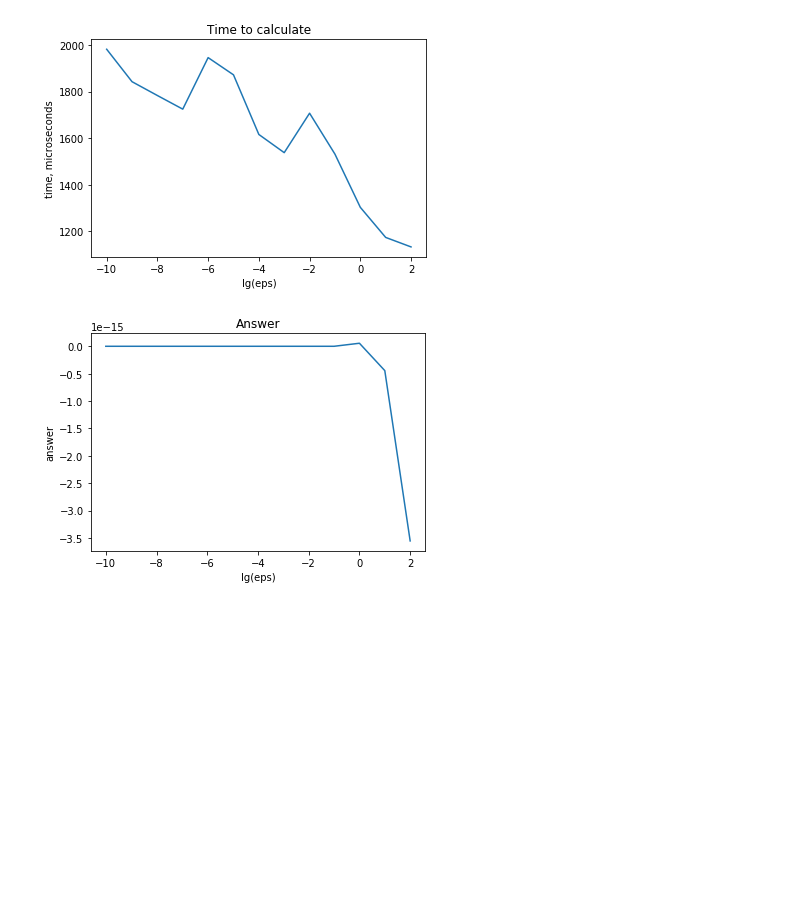
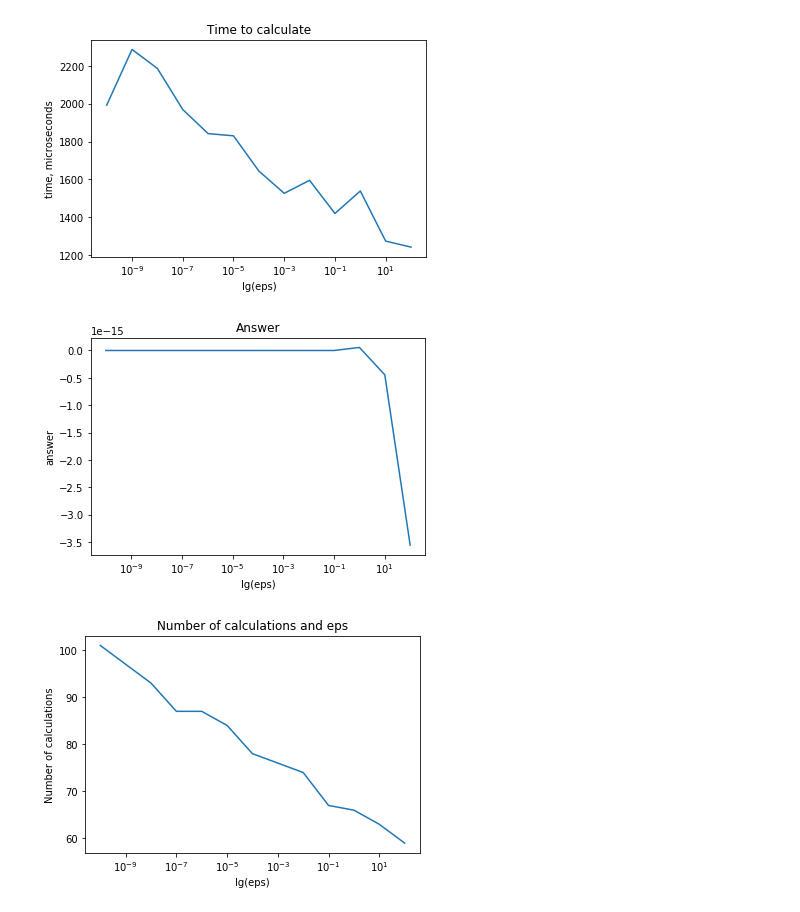
Before and after one commit to KokorinIlya/optimization_methods, a Jupyter notebook: HW1/Kokorin.ipynb, the cells around one changed output. Cells and saved outputs as stored; diff of their text form; code cells hidden in the pictures; blank space fills up the shorter version.

```diff
--- a/HW1/Kokorin.ipynb
+++ b/HW1/Kokorin.ipynb
@@ -53,44 +60,69 @@ def golden(f, left_border, right_border, eps=1e-5):
 # %%
-def make_plots(method, f, left_border, right_border, e_min=2, e_max=-10, retry_count=1000):
+def make_plots(method, f, left_border, right_border, params, retry_count=1000, params_is_eps=True):
     time = []
     answers = []
-    e_s = list(range(e_max, e_min + 1))
-    for e in tqdm(e_s):
-        eps = 10 ** e
+    second_params = []
+    for param in tqdm(params):
         mean_answer = 0.
         mean_time = 0.
+        mean_second_param = 0.
 
         for _ in range(retry_count):
             start_time = datetime.datetime.now()
-            answer = method(f, left_border, right_border, eps)
+            answer, second_param = method(f, left_border, right_border, param)
             end_time = datetime.datetime.now()
             timedelta = end_time - start_time
             mean_time += timedelta.microseconds
             mean_answer += answer
+            mean_second_param += second_param
 
         time.append(mean_time / retry_count)
         answers.append(mean_answer / retry_count)
+        second_params.append(mean_second_param / retry_count)
 
     plt.figure()
     plt.title('Time to calculate')
     plt.ylabel('time, microseconds')
-    plt.xlabel('lg(eps)')
-    plt.plot(e_s, time)
+    if params_is_eps:
+        plt.xlabel('lg(eps)')
+        plt.semilogx(params, time)
+    else:
+        plt.xlabel('Number of calculations')
+        plt.plot(params, time)
     plt.show()
 
     plt.figure()
     plt.title('Answer')
     plt.ylabel('answer')
-    plt.xlabel('lg(eps)')
-    plt.plot(e_s, answers)
+    if params_is_eps:
+        plt.xlabel('lg(eps)')
+        plt.semilogx(params, answers)
+    else:
+        plt.xlabel('Number of calculations')
+        plt.plot(params, answers)
     plt.show()
+
+    plt.figure()
+    plt.title('Number of calculations and eps')
+    if params_is_eps:
+        plt.xlabel('lg(eps)')
+        plt.ylabel('Number of calculations')
+        plt.semilogx(params, second_params)
+    else:
+        plt.xlabel('Number of calculations')
+        plt.ylabel('lg(eps)')
+        plt.semilogy(params, answers)
+    plt.show()
 # %%
 def f(x):
     integral, err = integrate.quad(lambda t: 2 * t, 0, x)
     return integral
+# %%
+e_s = [10 ** x for x in range(-10, 3)]
 # %%
-make_plots(dichotomy, f, -1400, 8800)
+make_plots(dichotomy, f, -1400, 8800, e_s, params_is_eps=True)
 # %% [output]
-[figure, old version]
+[figure, new version]
-[figure, old version]
+[figure, new version]
+[figure, added]
 # %%
```
Also changed, not shown: parts of 4 cells of this notebook.
